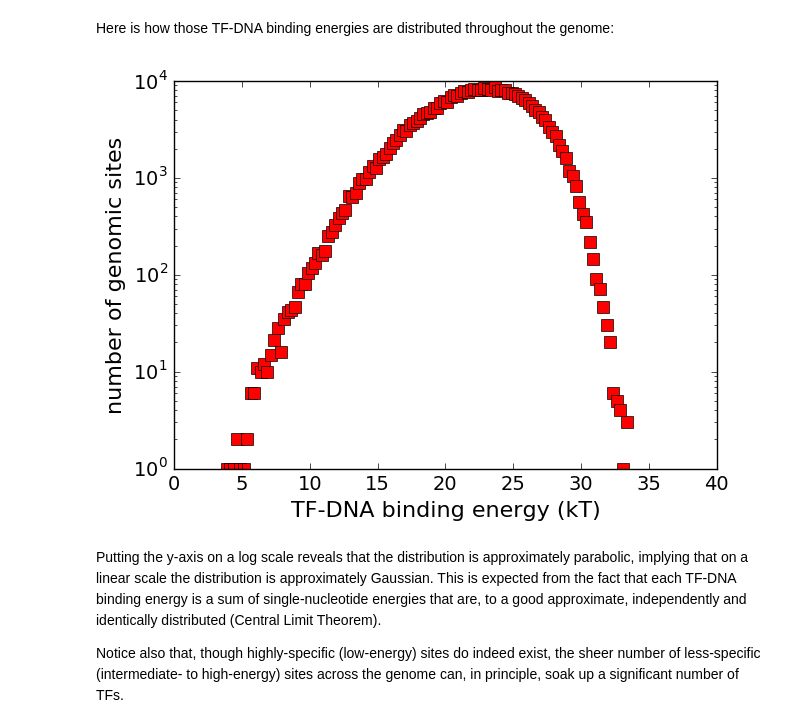
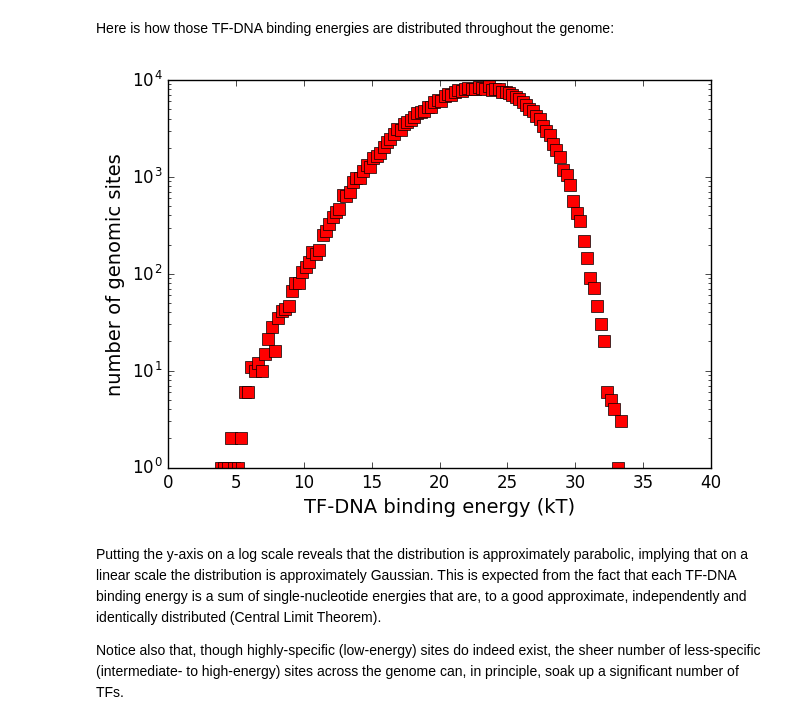
Before and after one commit to petermchale/yeast_bioinformatics, a Jupyter notebook: analysis.ipynb, the cells around one changed output. Cells and saved outputs as stored; diff of their text form; code cells hidden in the pictures.

```diff
--- a/analysis.ipynb
+++ b/analysis.ipynb
@@ -128,23 +128,23 @@ Here is how those TF-DNA binding energies are distributed throughout the genome:
 # %%
 import numpy as np
 from matplotlib import pyplot as plt
 from auxFunctions import binList
 %matplotlib inline
 
 energyBins, numberSites = binList(TFBS['TF-DNA binding energy'], xMin=-5.0, xMax=50, binWidth=0.25)
 
-fontsize = 16
-fontsize_tick = 14
+fontsize = 14
+fontsize_tick = 12
 fig = plt.figure(figsize=(7,5), facecolor='w')
 ax = fig.add_subplot(111)
 ax.plot(energyBins, numberSites, linewidth=0, marker='s', markersize=8, color='red')
 ax.set_xlabel('TF-DNA binding energy (kT)', fontsize=fontsize)
 ax.set_ylabel('number of genomic sites', fontsize=fontsize)
 ax.set_yscale('log')
 ax.set_xlim(0, 40)
 ax.tick_params(axis='both', which='major', labelsize=fontsize_tick)
 # %% [output]
-[figure, old version]
+[figure, new version]
 # %% [markdown]
 Putting the y-axis on a log scale reveals that the distribution is approximately parabolic, implying that on a linear scale the distribution is approximately Gaussian. This is expected from the fact that each TF-DNA binding energy is a sum of single-nucleotide energies that are, to a good approximate, independently and identically distributed (Central Limit Theorem).
 
```
Also changed, not shown: parts of 1 cell of this notebook.
